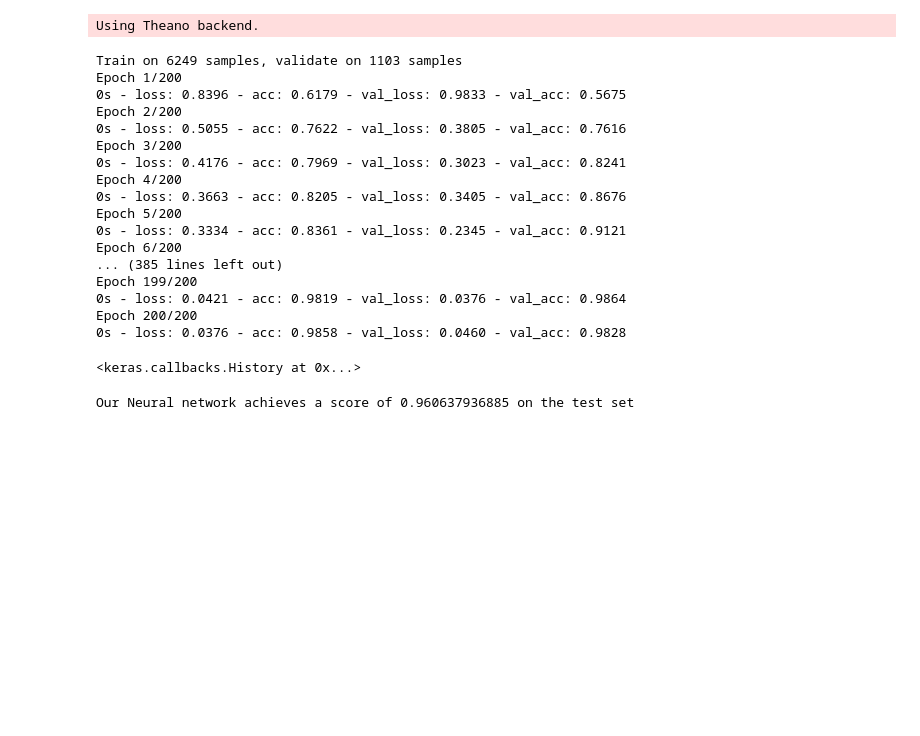
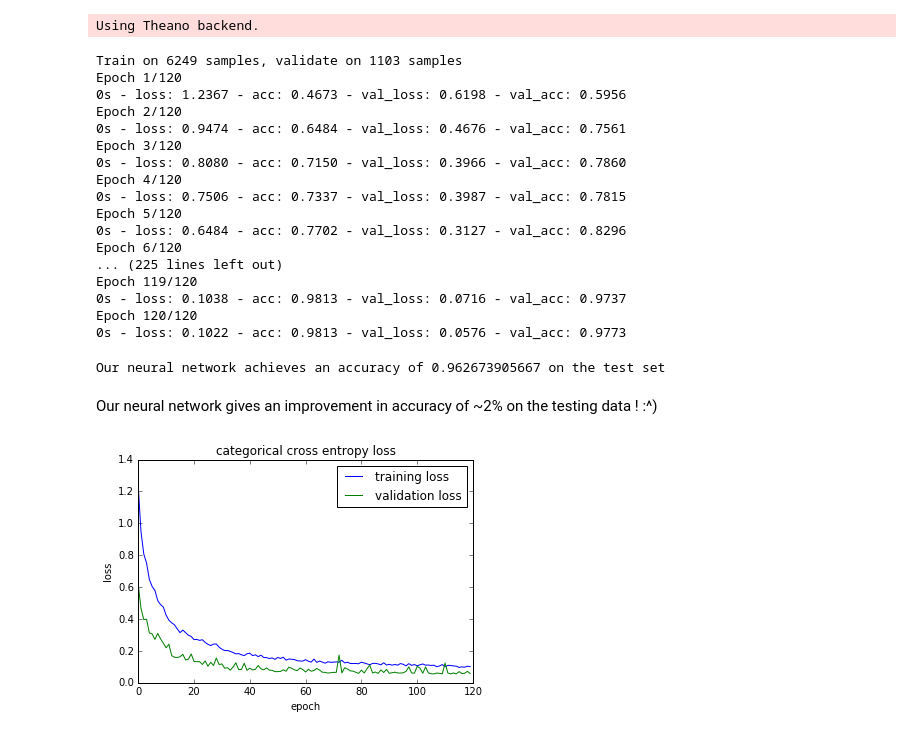
Before and after one commit to sunnyks/Human-Activity-Recognition-with-Smartphones, a Jupyter notebook: human activity recognition with smartphones.ipynb, the cells around one changed output. Drawn from its saved outputs; the diff is of its cells as text; code cells hidden in the pictures; blank space fills up the shorter version.

Commit message:
updated results
added L2 regularization and weight initialization giving better results, and plotted categorical cross entropy loss of model throughout training

```diff
--- a/human activity recognition with smartphones.ipynb
+++ b/human activity recognition with smartphones.ipynb
@@ -168,46 +168,56 @@ from keras.models import Sequential
 from keras.layers import Dense, Dropout
 from keras.optimizers import SGD
 from keras.regularizers import l2
+from keras.callbacks import EarlyStopping
 
 # Build a network for this classification task
 model = Sequential()
-model.add(Dense(90, input_dim = train.shape[1], activation = 'tanh'))
+model.add(Dense(96, input_dim = train.shape[1], activation = 'tanh', init = 'lecun_uniform', W_regularizer=l2(.001)))
 model.add(Dropout(0.5))
-model.add(Dense(30, activation = 'tanh'))
-model.add(Dropout(0.3))
-model.add(Dense(12, activation = 'tanh'))
+model.add(Dense(30, activation = 'tanh', init = 'lecun_uniform', W_regularizer=l2(.001)))
+model.add(Dropout(0.2))
+model.add(Dense(24, activation = 'tanh', init = 'lecun_uniform', W_regularizer=l2(.0005)))
 model.add(Dense(output_dim = 6, activation = 'softmax'))
 
-sgd = SGD(lr = .12, momentum = .1, decay = 1e-4)
+sgd = SGD(lr = .13, momentum = .9, decay = 4e-3)
+#early_stopping = EarlyStopping(monitor = 'val_acc', min_delta = .002, patience = 7, mode = 'auto')
 model.compile(optimizer = sgd, loss = 'categorical_crossentropy', metrics = ['accuracy'])
 
-model.fit(train.values, oh_training_labels, nb_epoch = 200, batch_size = 35, verbose = 2,
+history = model.fit(train.values, oh_training_labels, nb_epoch = 120, batch_size = 50, verbose = 2,
           validation_split = .15, shuffle=True)
 # %% [output]
 Train on 6249 samples, validate on 1103 samples
-Epoch 1/200
-0s - loss: 0.8396 - acc: 0.6179 - val_loss: 0.9833 - val_acc: 0.5675
-Epoch 2/200
-0s - loss: 0.5055 - acc: 0.7622 - val_loss: 0.3805 - val_acc: 0.7616
-Epoch 3/200
-0s - loss: 0.4176 - acc: 0.7969 - val_loss: 0.3023 - val_acc: 0.8241
-Epoch 4/200
-0s - loss: 0.3663 - acc: 0.8205 - val_loss: 0.3405 - val_acc: 0.8676
-Epoch 5/200
-0s - loss: 0.3334 - acc: 0.8361 - val_loss: 0.2345 - val_acc: 0.9121
-Epoch 6/200
-... (385 lines left out)
-Epoch 199/200
-0s - loss: 0.0421 - acc: 0.9819 - val_loss: 0.0376 - val_acc: 0.9864
-Epoch 200/200
-0s - loss: 0.0376 - acc: 0.9858 - val_loss: 0.0460 - val_acc: 0.9828
+Epoch 1/120
+0s - loss: 1.2367 - acc: 0.4673 - val_loss: 0.6198 - val_acc: 0.5956
+Epoch 2/120
+0s - loss: 0.9474 - acc: 0.6484 - val_loss: 0.4676 - val_acc: 0.7561
+Epoch 3/120
+0s - loss: 0.8080 - acc: 0.7150 - val_loss: 0.3966 - val_acc: 0.7860
+Epoch 4/120
+0s - loss: 0.7506 - acc: 0.7337 - val_loss: 0.3987 - val_acc: 0.7815
+Epoch 5/120
+0s - loss: 0.6484 - acc: 0.7702 - val_loss: 0.3127 - val_acc: 0.8296
+Epoch 6/120
+... (225 lines left out)
+Epoch 119/120
+0s - loss: 0.1038 - acc: 0.9813 - val_loss: 0.0716 - val_acc: 0.9737
+Epoch 120/120
+0s - loss: 0.1022 - acc: 0.9813 - val_loss: 0.0576 - val_acc: 0.9773
-<keras.callbacks.History at 0x...>
 # %%
-# Add regularization?
-
+#implement early stopping?
 nn_test_score = model.evaluate(test.values, oh_testing_labels, verbose=2)
-print "Our Neural network achieves a score of {} on the test set".format(nn_test_score[1])
-
-# Feature Selection and redo neural net?
+print "Our neural network achieves an accuracy of {} on the test set".format(nn_test_score[1])
 # %% [output]
-Our Neural network achieves a score of 0.960637936885 on the test set
+Our neural network achieves an accuracy of 0.962673905667 on the test set
+# %% [markdown]
+Our neural network gives an improvement in accuracy of ~2% on the testing data ! :^)
+# %%
+plt.plot(history.history['loss'])
+plt.plot(history.history['val_loss'])
+plt.title('categorical cross entropy loss')
+plt.ylabel('loss')
+plt.xlabel('epoch')
+plt.legend(['training loss', 'validation loss'], loc = 'upper right' )
+plt.show()
+# %% [output]
+[figure, added]
```
Also changed, not shown: parts of 4 cells of this notebook.
